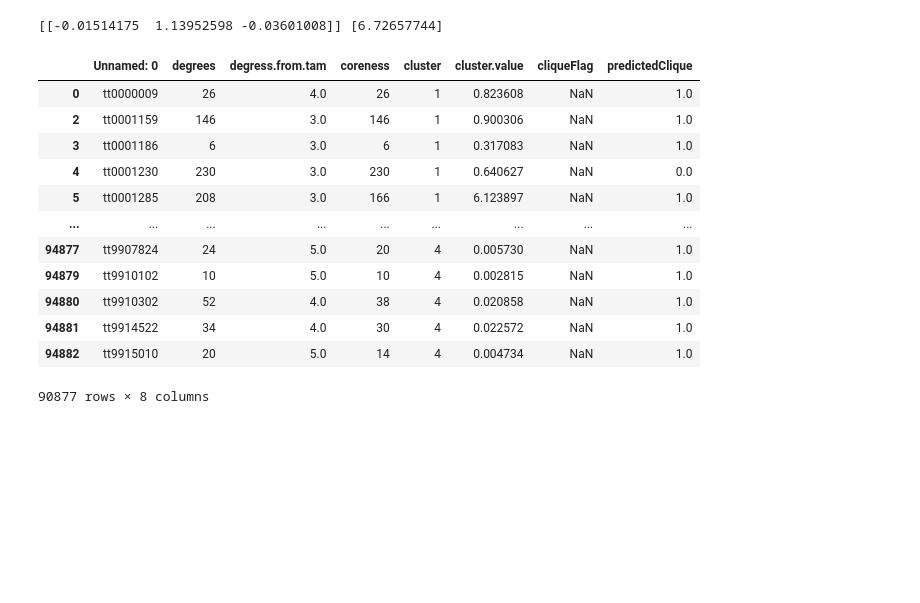
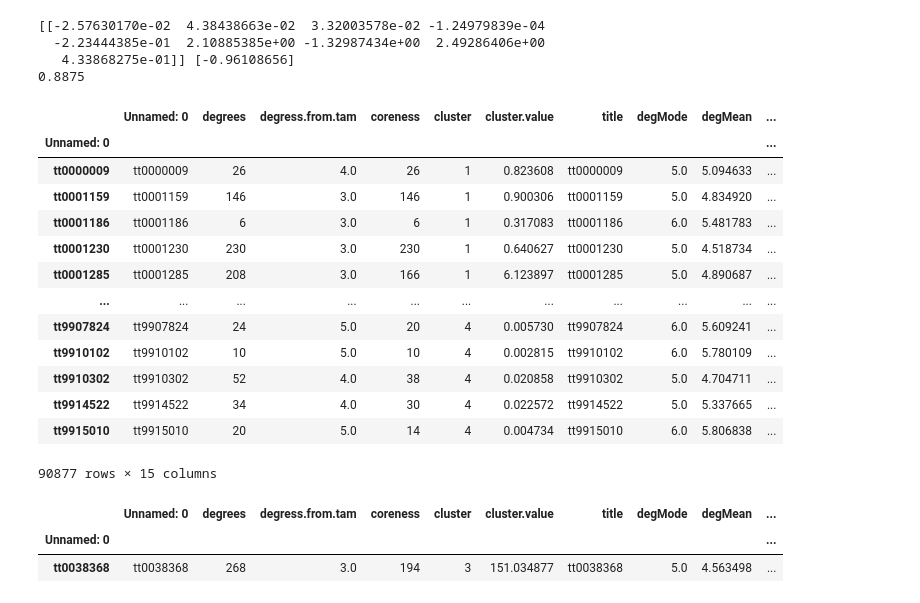
Before and after one commit to bwu62/992Project, a Jupyter notebook: project/chris/cliqueModeling.ipynb, the cells around one changed output. Cells and saved outputs as stored; diff of their text form; code cells hidden in the pictures; blank space fills up the shorter version.

```diff
--- a/project/chris/cliqueModeling.ipynb
+++ b/project/chris/cliqueModeling.ipynb
@@ -18,10 +42,16 @@ non_cliques
 
 import numpy as np
 #Add RiffTrax and Wrestling perhaps
+df1 = pd.read_csv("movie.statistics.csv")
+df1.index = df1["Unnamed: 0"]
+df2 = pd.read_csv("nodeStats.csv")
+df2.index = df2["title"]
+df = df1.join(df2)
 
-df = pd.read_csv("movie.statistics.csv")
 df = df[~df.isin([np.nan, np.inf, -np.inf]).any(1)]
 cutoffValue = df[df["cluster"]==4].sort_values("cluster.value", ascending=False).head(200)["cluster.value"].values[-1]
+cutoffTwo = df[df["cluster"]==2].sort_values("cluster.value", ascending=False).head(100)["cluster.value"].values[-1]
+cutoffSeven = df[df["cluster"]==7].sort_values("cluster.value", ascending=False).head(100)["cluster.value"].values[-1]
 
 def flagClique(row):
     cluster = row["cluster"]
@@ -30,6 +60,17 @@ def flagClique(row):
 
     if cluster in [3, 5]:
         return 1
+    elif cluster==2:
+        if value < cutoffTwo:
+            return None
+        else:
+            return 1
+    elif cluster==7:
+        if value < cutoffSeven:
+            return None
+        else:
+            return 1
+
     elif title in non_cliques:
         return 0
     elif cluster==4:
@@ -60,29 +102,40 @@ dfTrain
 # %%
 from sklearn.linear_model import LogisticRegression
 dfTrain = dfTrain[~dfTrain.isin([np.nan, np.inf, -np.inf]).any(1)]
-
-clf = LogisticRegression(random_state=0).fit(dfTrain[["degrees", "degress.from.tam", "coreness"]], dfTrain["cliqueFlag"])
+clf = LogisticRegression(random_state=0, max_iter=1000).fit(dfTrain[["degrees", "degress.from.tam", "coreness", "triangles", "degMode", "degMean", "degLogSD", "degLogSkew", "degLogKurt"]], dfTrain["cliqueFlag"])
-# %%
-print(clf.coef_, clf.intercept_)
-# %% [output]
-[[-0.01514175  1.13952598 -0.03601008]] [6.72657744]
+# %%
+print(clf.coef_, clf.intercept_)
+print(clf.score(dfTrain[["degrees", "degress.from.tam", "coreness", "triangles", "degMode", "degMean", "degLogSD", "degLogSkew", "degLogKurt"]], dfTrain["cliqueFlag"]))
+# %% [output]
+[[-2.57630170e-02  4.38438663e-02  3.32003578e-02 -1.24979839e-04
+  -2.23444385e-01  2.10885385e+00 -1.32987434e+00  2.49286406e+00
+   4.33868275e-01]] [-0.96108656]
+0.8875
 # %%
-df["predictedClique"] = clf.predict(df[["degrees", "degress.from.tam", "coreness"]])
+df["predictedClique"] = clf.predict(df[["degrees", "degress.from.tam", "coreness", "triangles", "degMode", "degMean", "degLogSD", "degLogSkew", "degLogKurt"]])
 df
 # %% [output]
-|  | Unnamed: 0 | degrees | degress.from.tam | coreness | cluster | cluster.value | cliqueFlag | predictedClique |
-| 0 | tt0000009 | 26 | 4.0 | 26 | 1 | 0.823608 | NaN | 1.0 |
-| 2 | tt0001159 | 146 | 3.0 | 146 | 1 | 0.900306 | NaN | 1.0 |
-| 3 | tt0001186 | 6 | 3.0 | 6 | 1 | 0.317083 | NaN | 1.0 |
-| 4 | tt0001230 | 230 | 3.0 | 230 | 1 | 0.640627 | NaN | 0.0 |
-| 5 | tt0001285 | 208 | 3.0 | 166 | 1 | 6.123897 | NaN | 1.0 |
-| ... | ... | ... | ... | ... | ... | ... | ... | ... |
-| 94877 | tt9907824 | 24 | 5.0 | 20 | 4 | 0.005730 | NaN | 1.0 |
-| 94879 | tt9910102 | 10 | 5.0 | 10 | 4 | 0.002815 | NaN | 1.0 |
-| 94880 | tt9910302 | 52 | 4.0 | 38 | 4 | 0.020858 | NaN | 1.0 |
-| 94881 | tt9914522 | 34 | 4.0 | 30 | 4 | 0.022572 | NaN | 1.0 |
-| 94882 | tt9915010 | 20 | 5.0 | 14 | 4 | 0.004734 | NaN | 1.0 |
+|  | Unnamed: 0 | degrees | degress.from.tam | coreness | cluster | cluster.value | title | degMode | degMean | ... |
+| Unnamed: 0 |  |  |  |  |  |  |  |  |  | ... |
+| tt0000009 | tt0000009 | 26 | 4.0 | 26 | 1 | 0.823608 | tt0000009 | 5.0 | 5.094633 | ... |
+| tt0001159 | tt0001159 | 146 | 3.0 | 146 | 1 | 0.900306 | tt0001159 | 5.0 | 4.834920 | ... |
+| tt0001186 | tt0001186 | 6 | 3.0 | 6 | 1 | 0.317083 | tt0001186 | 6.0 | 5.481783 | ... |
+| tt0001230 | tt0001230 | 230 | 3.0 | 230 | 1 | 0.640627 | tt0001230 | 5.0 | 4.518734 | ... |
+| tt0001285 | tt0001285 | 208 | 3.0 | 166 | 1 | 6.123897 | tt0001285 | 5.0 | 4.890687 | ... |
+| ... | ... | ... | ... | ... | ... | ... | ... | ... | ... | ... |
+| tt9907824 | tt9907824 | 24 | 5.0 | 20 | 4 | 0.005730 | tt9907824 | 6.0 | 5.609241 | ... |
+| tt9910102 | tt9910102 | 10 | 5.0 | 10 | 4 | 0.002815 | tt9910102 | 6.0 | 5.780109 | ... |
+| tt9910302 | tt9910302 | 52 | 4.0 | 38 | 4 | 0.020858 | tt9910302 | 5.0 | 4.704711 | ... |
+| tt9914522 | tt9914522 | 34 | 4.0 | 30 | 4 | 0.022572 | tt9914522 | 5.0 | 5.337665 | ... |
+| tt9915010 | tt9915010 | 20 | 5.0 | 14 | 4 | 0.004734 | tt9915010 | 6.0 | 5.806838 | ... |
-90877 rows × 8 columns
+90877 rows × 15 columns
+# %%
+dfTrain[dfTrain["Unnamed: 0"]=="tt0038368"]
+df[df["Unnamed: 0"]=="tt0038368"]
+# %% [output]
+|  | Unnamed: 0 | degrees | degress.from.tam | coreness | cluster | cluster.value | title | degMode | degMean | ... |
+| Unnamed: 0 |  |  |  |  |  |  |  |  |  | ... |
+| tt0038368 | tt0038368 | 268 | 3.0 | 194 | 3 | 151.034877 | tt0038368 | 5.0 | 4.563498 | ... |
 # %%
 pred_non_clique = df[df["predictedClique"]==0]["Unnamed: 0"].values
 pred_non_clique
```
Also changed, not shown: parts of 5 cells of this notebook, 5 other files.
